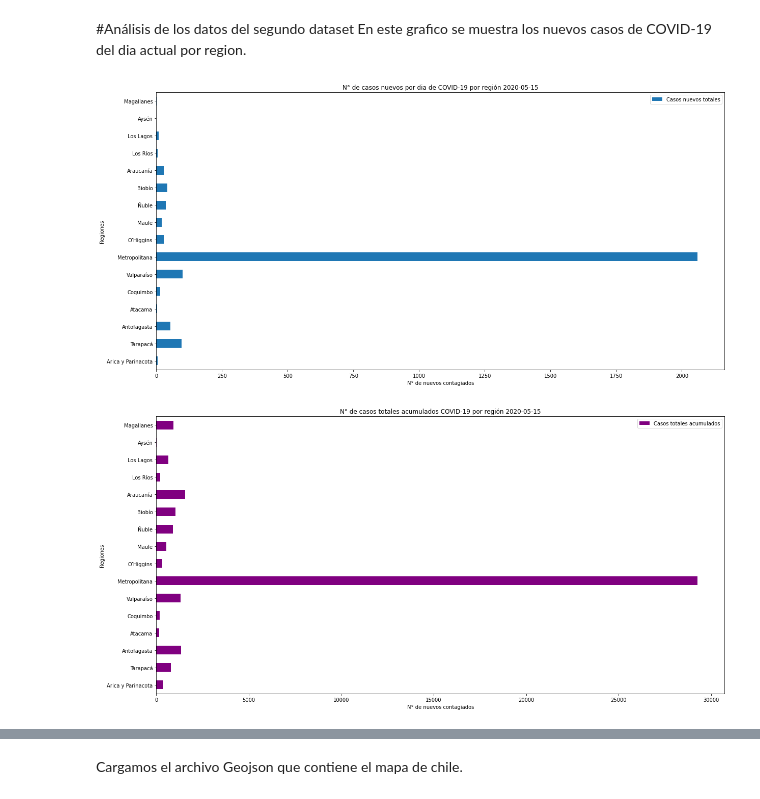
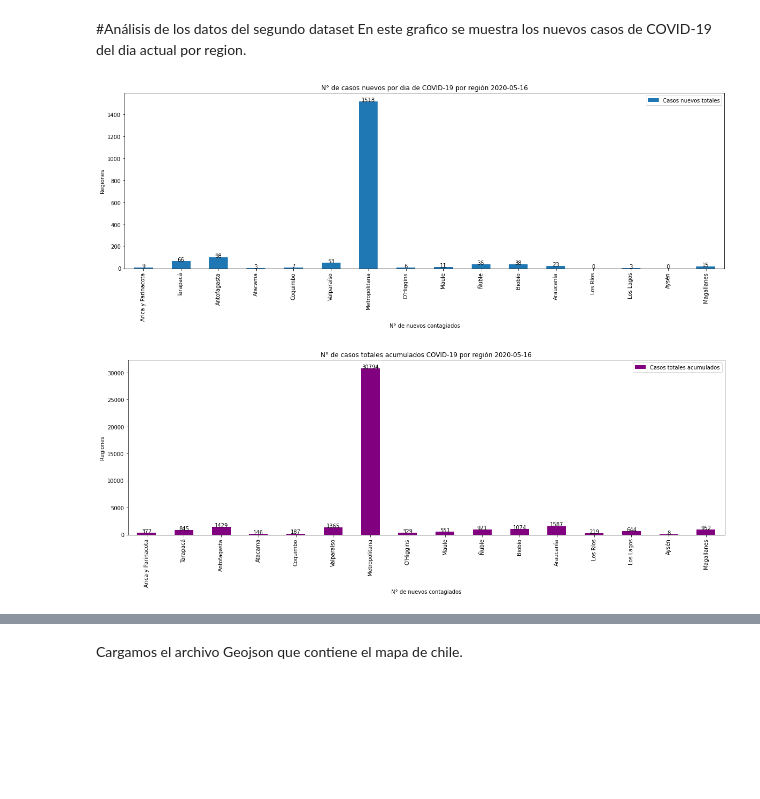
Before and after one commit to White-Mask/COVID-19-Chile-Coronavirus, a Jupyter notebook: Notebook/Analisis_COVID-19_chile.ipynb, the cells around one changed output, grey strips where cells are left out. Saved outputs shown, nothing was run; the diff lists cells and outputs as text; code cells hidden in the pictures; blank space fills up the shorter version.

```diff
--- a/Notebook/Analisis_COVID-19_chile.ipynb
+++ b/Notebook/Analisis_COVID-19_chile.ipynb
@@ -33,7 +33,9 @@ import matplotlib.pyplot as plt
 
 plt.rcParams['figure.figsize']=(20,10)
 
-ay = fq.plot('Fecha','Casos_totales_nuevos',label='Casos totales por dia')
+plt.plot(fq['Fecha'],fq['Casos_totales_nuevos'],label='Casos totales por dia')
+plt.plot(fq['Fecha'],fq['Casos_fallecidos'],label='fallecidos', color='red')
+plt.plot(fq['Fecha'],fq['recuperados a nivel nacional'],label='recuperados', color='green')
 plt.title("Casos totales por dia de personas con COVID-19 en Chile")
 plt.xlabel("Fecha")
 plt.ylabel("Casos totales")
@@ -42,7 +44,11 @@ plt.xticks(mapeado,fq.Fecha,rotation='vertical')
 plt.margins(0.02)
 
 for i, v in enumerate(fq['Casos_totales_nuevos']):
-  ay.annotate(v, xy=(i, v))
+  plt.annotate(v, xy=(i, v),ha='left',rotation=-45)
+for i, v in enumerate(fq['Casos_fallecidos']):
+  plt.annotate(v, xy=(i, v),rotation=-45)
+for i, v in enumerate(fq['recuperados a nivel nacional']):
+  plt.annotate(v, xy=(i, v),rotation=-45)
 
 plt.show()
 # %% [output]
@@ -134,21 +140,26 @@ Drive already mounted at /content/drive; to attempt to forcibly remount, call dr
 #Análisis de los datos del segundo dataset
 En este grafico se muestra los nuevos casos de COVID-19 del dia actual por region.
 # %%
-df.plot.barh('Región','Casos nuevos totales')
+plt.rcParams['figure.figsize']=(20,6)
+df.plot.bar('Región','Casos nuevos totales')
 plt.title("N° de casos nuevos por dia de COVID-19 por región "+str(date.today()))
 plt.xlabel('N° de nuevos contagiados')
 plt.ylabel('Regiones')
+for i, v in enumerate(df['Casos nuevos totales']):
+  plt.annotate(v, xy=(i, v),horizontalalignment='center')
 plt.show()
 # %% [output]
-[figure, old version]
+[figure, new version]
 # %%
-df.plot.barh('Región','Casos totales acumulados',color='purple')
+df.plot.bar('Región','Casos totales acumulados',color='purple')
 plt.title("N° de casos totales acumulados COVID-19 por región "+str(date.today()))
 plt.xlabel('N° de nuevos contagiados')
 plt.ylabel('Regiones')
+for i, v in enumerate(df['Casos totales acumulados']):
+  plt.annotate(v, xy=(i, v),horizontalalignment='center')
 plt.show()
 # %% [output]
-[figure, old version]
+[figure, new version]
 # %%
 import plotly.express as px
 fig = px.pie(df, values='Casos nuevos totales', names='Región',
```
Also changed, not shown: parts of 9 cells of this notebook, 7 other files.
